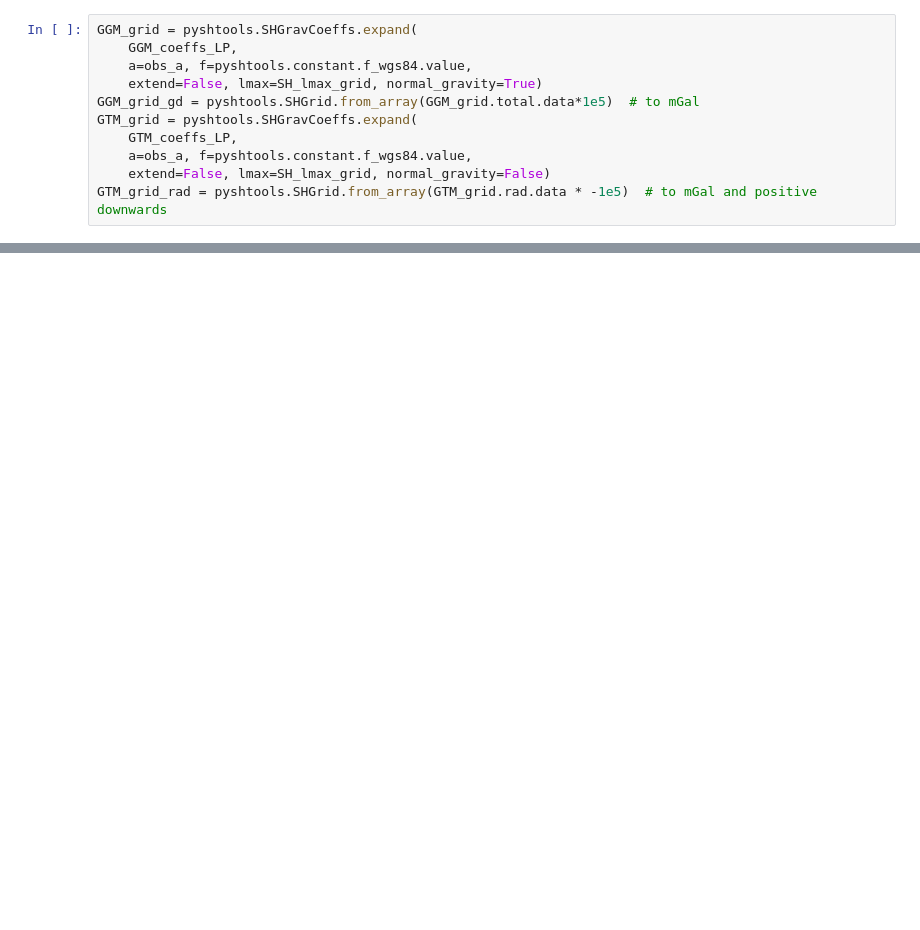
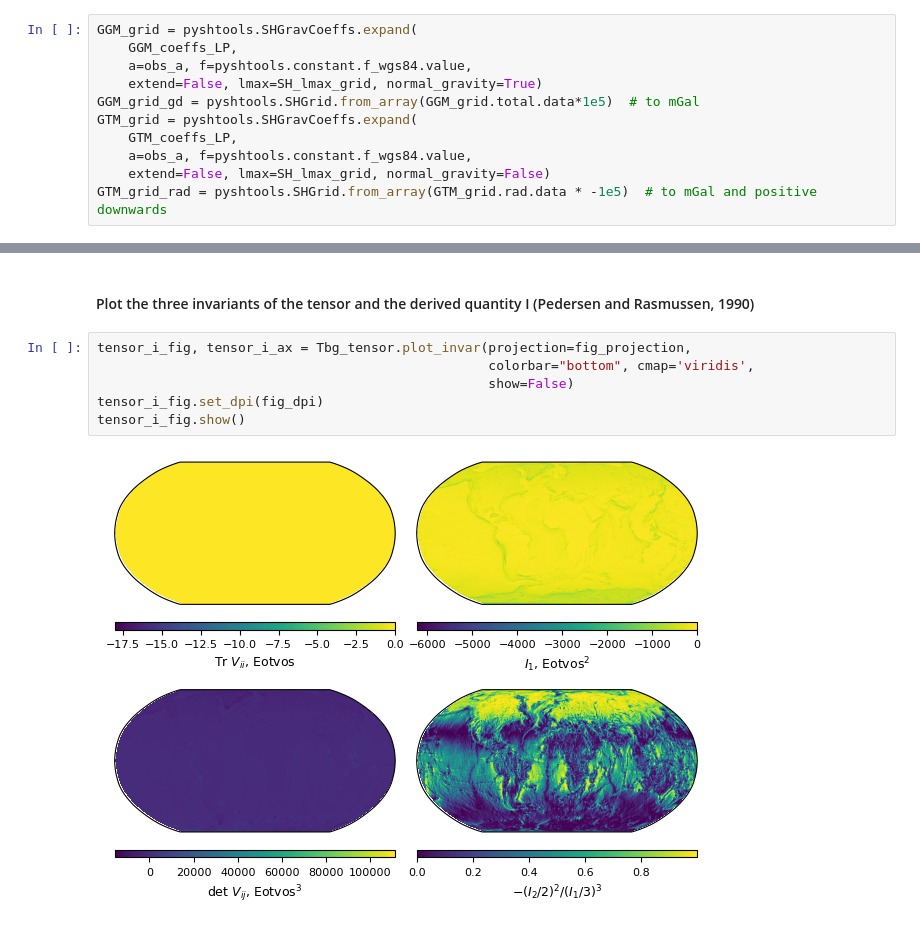
Before and after one commit to apasto/ggm_bg_maps_binder, a Jupyter notebook: ggm_bg.ipynb, the cells around one changed output, grey strips where cells are left out. Cells and saved outputs as stored; diff of their text form; blank space fills up the shorter version.

```diff
--- a/ggm_bg.ipynb
+++ b/ggm_bg.ipynb
@@ -127,0 +262,10 @@ BG_fig.show()
+# %% [markdown]
+#### Plot the three invariants of the tensor and the derived quantity I (Pedersen and Rasmussen, 1990)
+# %%
+tensor_i_fig, tensor_i_ax = Tbg_tensor.plot_invar(projection=fig_projection,
+                                                  colorbar="bottom", cmap='viridis',
+                                                  show=False)
+tensor_i_fig.set_dpi(fig_dpi)
+tensor_i_fig.show()
+# %% [output]
+[figure, added]
```
Also changed, not shown: parts of 31 cells of this notebook.
